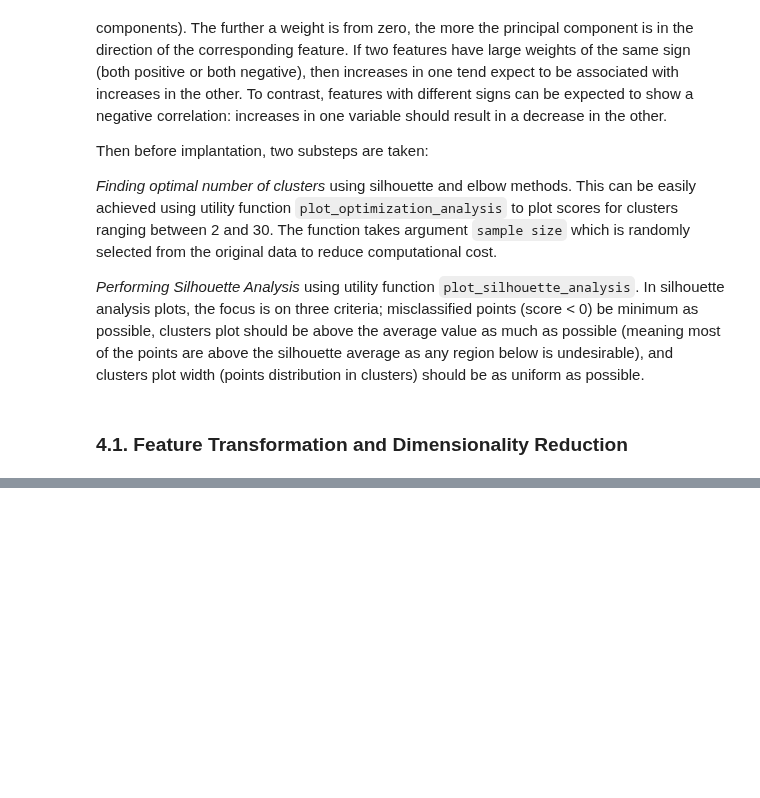
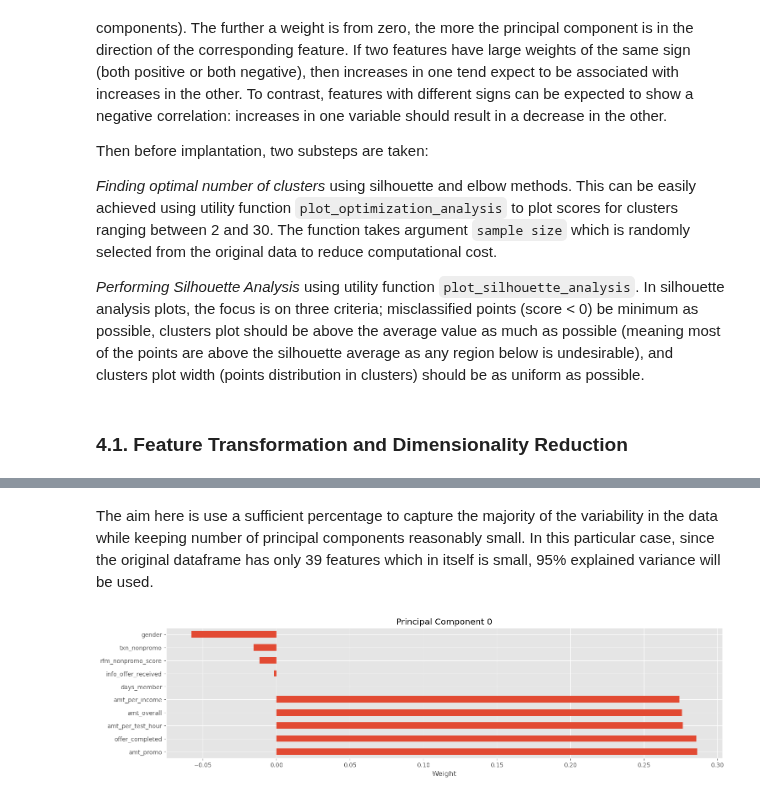
Before and after one commit to codeefy/Starbucks-Customer-Segmentation-, a Jupyter notebook: segmentation.ipynb, the cells around one changed output, grey strips where cells are left out. Drawn from its saved outputs; the diff is of its cells as text; code cells hidden in the pictures; blank space fills up the shorter version.

```diff
--- a/segmentation.ipynb
+++ b/segmentation.ipynb
@@ -1005,0 +1049,7 @@ _Performing Silhouette Analysis_ using utility function `plot_silhouette_analysi
+# %% [markdown]
+The aim here is use a sufficient percentage to capture the majority of the variability in the data while keeping number of principal components reasonably small. In this particular case, since the original dataframe has only 39 features which in itself is small, 95% explained variance will be used.
+# %%
+# Investigate the first principal component
+u.plot_pca_component(coe, pca, 0)
+# %% [output]
+[figure, added]
```
Also changed, not shown: parts of 16 cells of this notebook.
